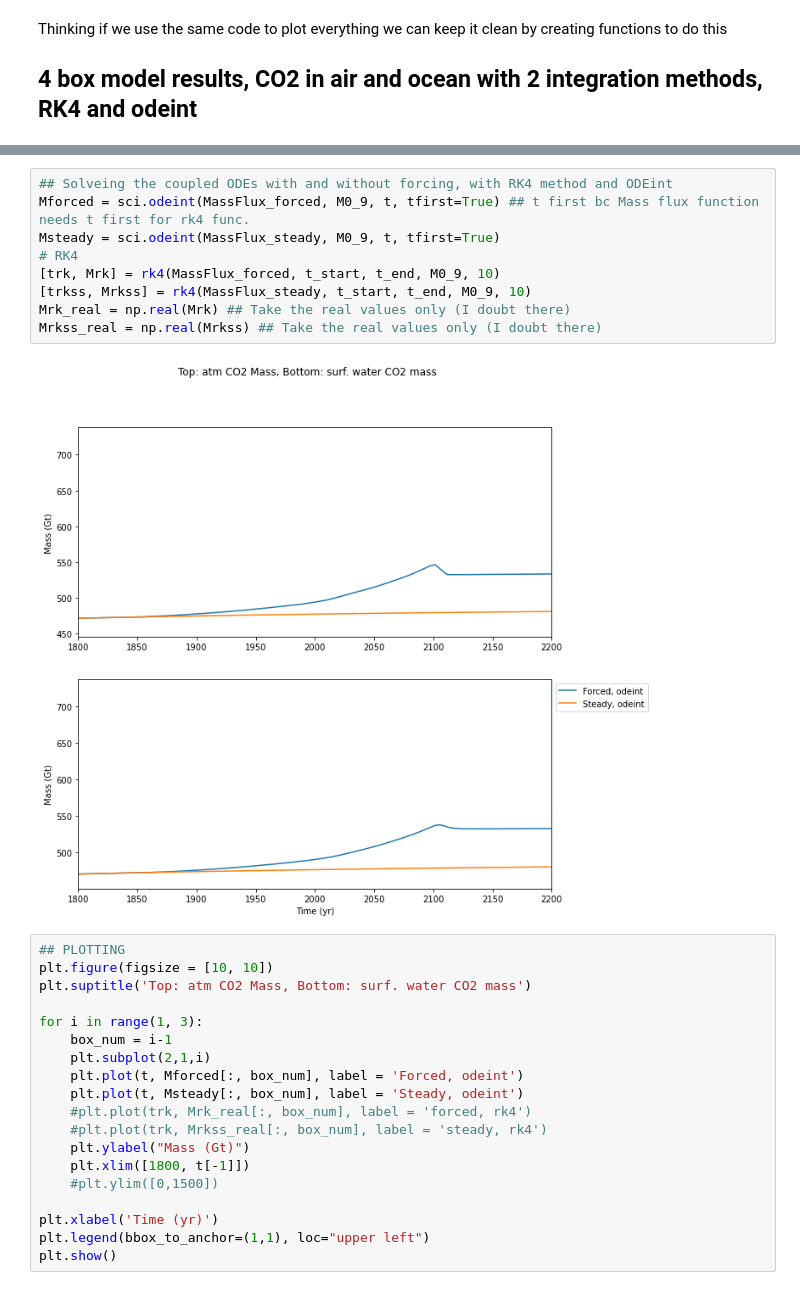
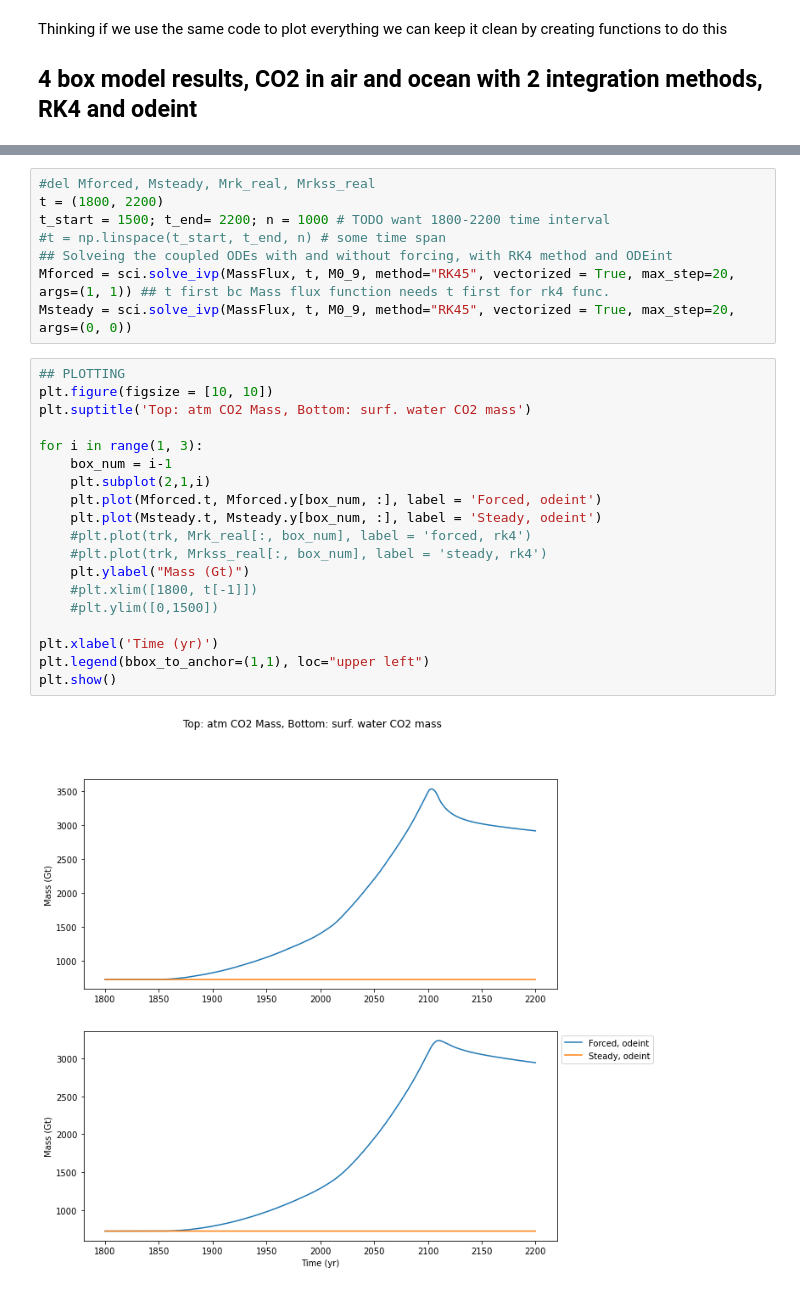
Before and after one commit to cmparr/EOSC453, a Jupyter notebook: Assignment1.ipynb, the cells around one changed output, grey strips where cells are left out. Cells and saved outputs as stored; diff of their text form.

```diff
--- a/Assignment1.ipynb
+++ b/Assignment1.ipynb
@@ -52,30 +61,29 @@ plt.show()
-# %%
-## Solveing the coupled ODEs with and without forcing, with RK4 method and ODEint
-Mforced = sci.odeint(MassFlux_forced, M0_9, t, tfirst=True) ## t first bc Mass flux function needs t first for rk4 func.
-Msteady = sci.odeint(MassFlux_steady, M0_9, t, tfirst=True)
-# RK4
-[trk, Mrk] = rk4(MassFlux_forced, t_start, t_end, M0_9, 10)
-[trkss, Mrkss] = rk4(MassFlux_steady, t_start, t_end, M0_9, 10)
-Mrk_real = np.real(Mrk) ## Take the real values only (I doubt there)
-Mrkss_real = np.real(Mrkss) ## Take the real values only (I doubt there)
-# %% [output]
-[figure, removed]
+# %%
+#del Mforced, Msteady, Mrk_real, Mrkss_real
+t = (1800, 2200)
+t_start = 1500; t_end= 2200; n = 1000 # TODO want 1800-2200 time interval
+#t = np.linspace(t_start, t_end, n) # some time span
+## Solveing the coupled ODEs with and without forcing, with RK4 method and ODEint
+Mforced = sci.solve_ivp(MassFlux, t, M0_9, method="RK45", vectorized = True, max_step=20, args=(1, 1)) ## t first bc Mass flux function needs t first for rk4 func.
+Msteady = sci.solve_ivp(MassFlux, t, M0_9, method="RK45", vectorized = True, max_step=20, args=(0, 0))
 # %%
 ## PLOTTING
 plt.figure(figsize = [10, 10])
 plt.suptitle('Top: atm CO2 Mass, Bottom: surf. water CO2 mass')
 
 for i in range(1, 3):
     box_num = i-1
     plt.subplot(2,1,i)
-    plt.plot(t, Mforced[:, box_num], label = 'Forced, odeint')
-    plt.plot(t, Msteady[:, box_num], label = 'Steady, odeint')
+    plt.plot(Mforced.t, Mforced.y[box_num, :], label = 'Forced, odeint')
+    plt.plot(Msteady.t, Msteady.y[box_num, :], label = 'Steady, odeint')
     #plt.plot(trk, Mrk_real[:, box_num], label = 'forced, rk4')
     #plt.plot(trk, Mrkss_real[:, box_num], label = 'steady, rk4')
     plt.ylabel("Mass (Gt)")
-    plt.xlim([1800, t[-1]])
+    #plt.xlim([1800, t[-1]])
     #plt.ylim([0,1500])
 
 plt.xlabel('Time (yr)')
 plt.legend(bbox_to_anchor=(1,1), loc="upper left")
 plt.show()
+# %% [output]
+[figure, added]
```
Also changed, not shown: parts of 7 cells of this notebook, 2 other files.
